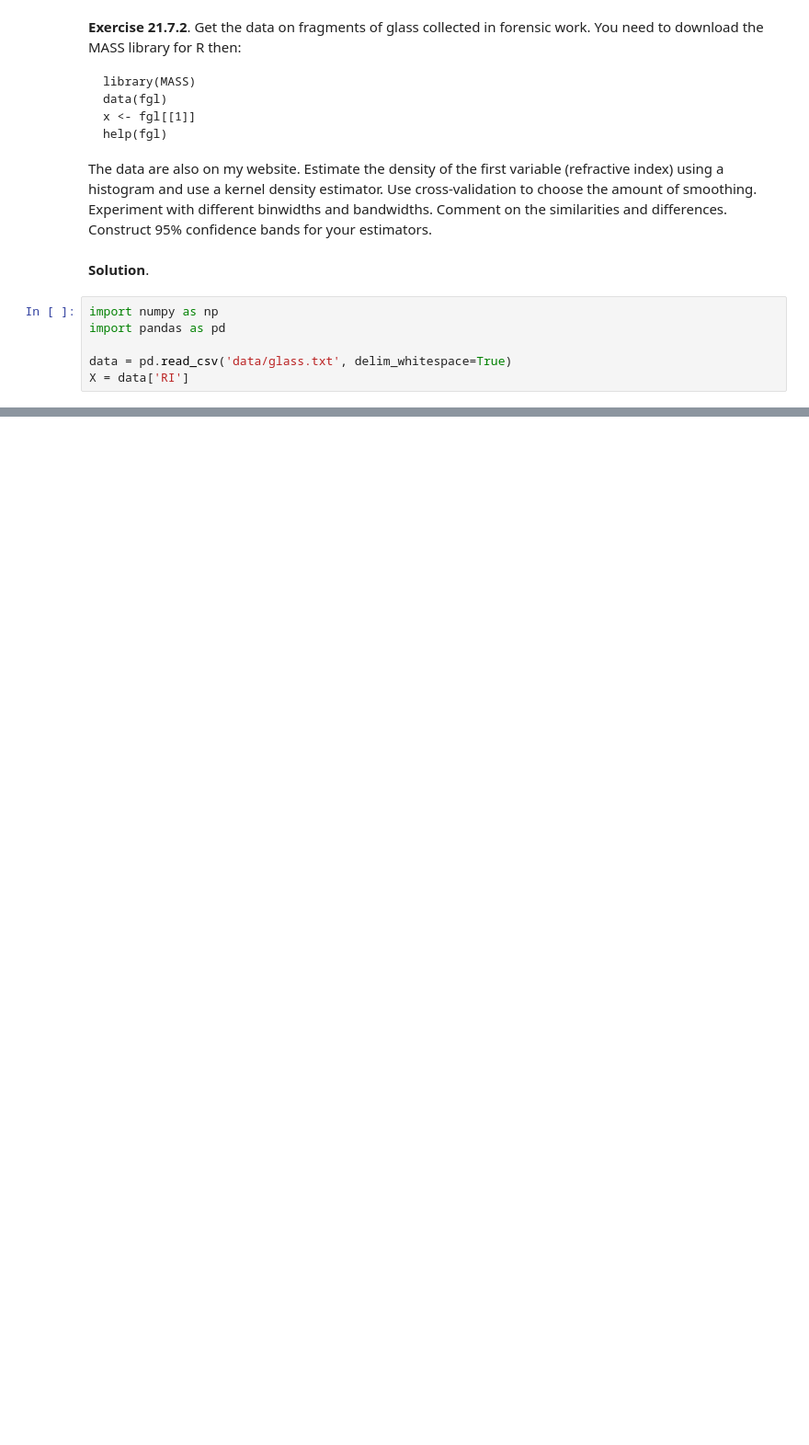
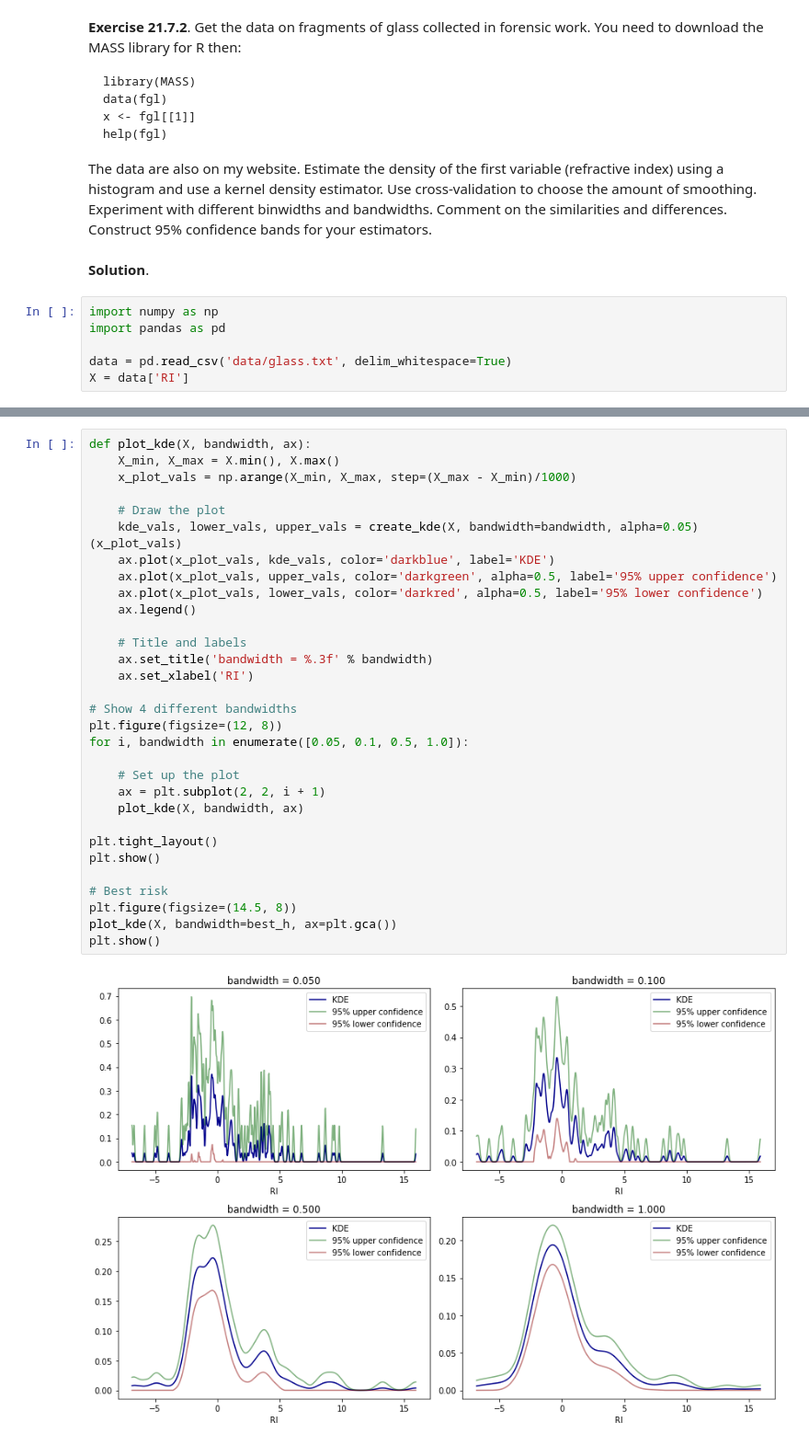
Before and after one commit to telmo-correa/all-of-statistics, a Jupyter notebook: chapter21.ipynb, the cells around one changed output, grey strips where cells are left out. Shown at 92% size. Cells and saved outputs as stored; diff of their text form; blank space fills up the shorter version.

```diff
--- a/chapter21.ipynb
+++ b/chapter21.ipynb
@@ -617,0 +869,33 @@ X = data['RI']
+# %%
+def plot_kde(X, bandwidth, ax):
+    X_min, X_max = X.min(), X.max()
+    x_plot_vals = np.arange(X_min, X_max, step=(X_max - X_min)/1000)
+
+    # Draw the plot
+    kde_vals, lower_vals, upper_vals = create_kde(X, bandwidth=bandwidth, alpha=0.05)(x_plot_vals)
+    ax.plot(x_plot_vals, kde_vals, color='darkblue', label='KDE')
+    ax.plot(x_plot_vals, upper_vals, color='darkgreen', alpha=0.5, label='95% upper confidence')
+    ax.plot(x_plot_vals, lower_vals, color='darkred', alpha=0.5, label='95% lower confidence')
+    ax.legend()
+
+    # Title and labels
+    ax.set_title('bandwidth = %.3f' % bandwidth)
+    ax.set_xlabel('RI')
+
+# Show 4 different bandwidths
+plt.figure(figsize=(12, 8))
+for i, bandwidth in enumerate([0.05, 0.1, 0.5, 1.0]):
+
+    # Set up the plot
+    ax = plt.subplot(2, 2, i + 1)
+    plot_kde(X, bandwidth, ax)
+
+plt.tight_layout()
+plt.show()
+
+# Best risk
+plt.figure(figsize=(14.5, 8))
+plot_kde(X, bandwidth=best_h, ax=plt.gca())
+plt.show()
+# %% [output]
+[figure, added]
```
Also changed, not shown: parts of 18 cells of this notebook.
